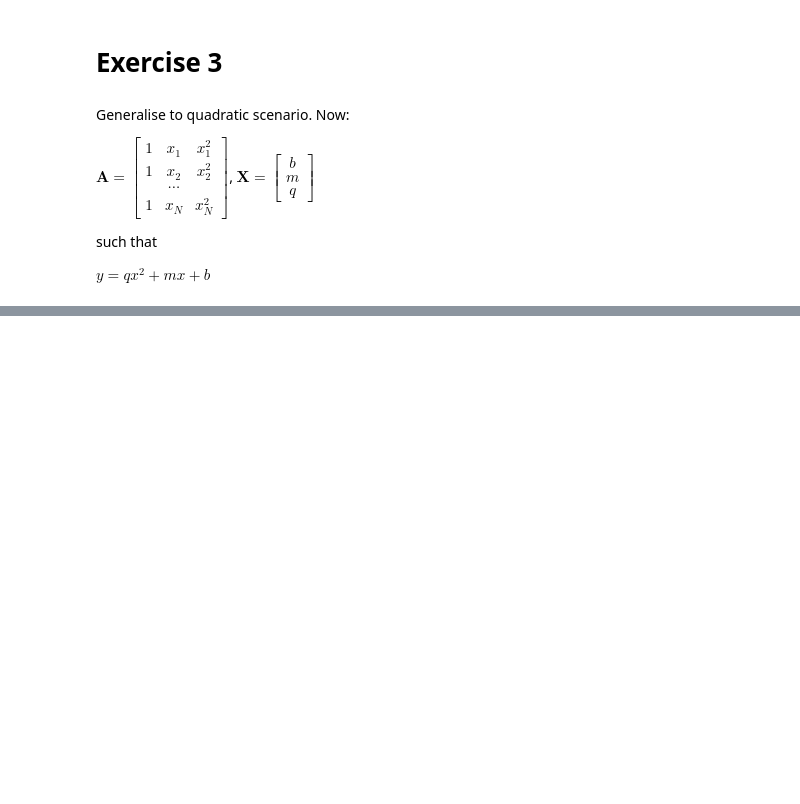
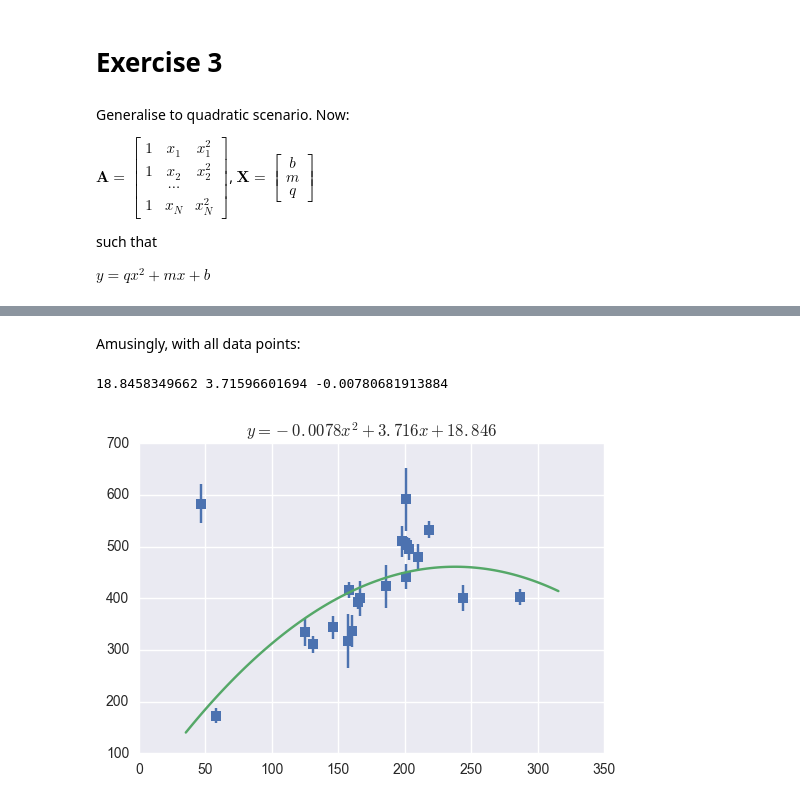
Before and after one commit to raggleton/random-notebooks, a Jupyter notebook: StraightLineFitting/Paper Exercises.ipynb, the cells around one changed output, grey strips where cells are left out. Saved outputs shown, nothing was run; the diff lists cells and outputs as text; code cells hidden in the pictures; blank space fills up the shorter version.

```diff
--- a/StraightLineFitting/Paper Exercises.ipynb
+++ b/StraightLineFitting/Paper Exercises.ipynb
@@ -143,0 +142,10 @@ plt.title(r"$y = %.4fx^2 + %.3fx + %.3f$" % (q, m, b))
+# %% [markdown]
+Amusingly, with all data points:
+# %%
+x = data[:, 0]
+y = data[:,1]
+y_err = data[:, 2]
+plot_quadratic_fit(x, y, y_err)
+# %% [output]
+18.8458349662 3.71596601694 -0.00780681913884
+[figure, added]
```
Also changed, not shown: parts of 7 cells of this notebook.
